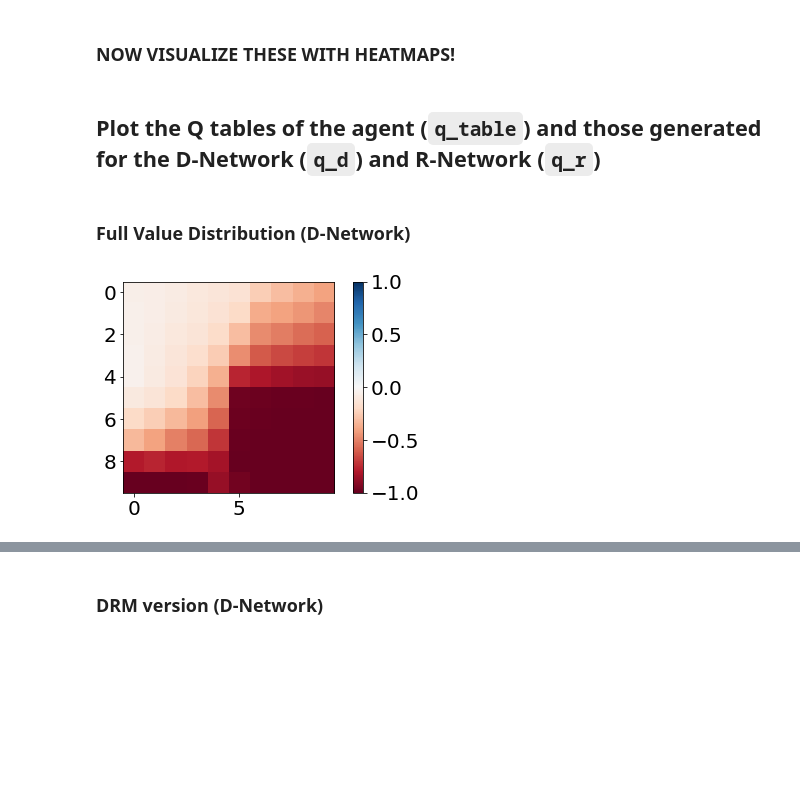
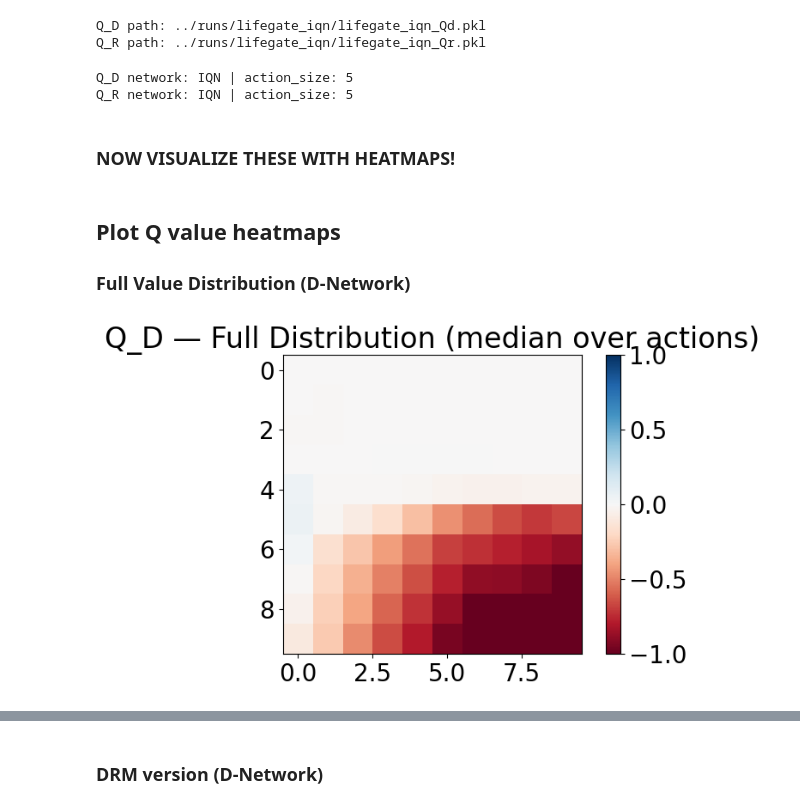
Before and after one commit to jaym-01/ContinuousDeD, a Jupyter notebook: toy_domain/Visualizing Q_D and Q_R.ipynb, the cells around one changed output, grey strips where cells are left out. Cells and saved outputs as stored; diff of their text form; code cells hidden in the pictures; blank space fills up the shorter version.

Commit message:
lifegate works

```diff
--- a/toy_domain/Visualizing Q_D and Q_R.ipynb
+++ b/toy_domain/Visualizing Q_D and Q_R.ipynb
@@ -79,3 +25,49 @@ iqn_r.eta = 0.001
+# %%
+# ── Run to load ────────────────────────────────────────────────────────────
+# Set this to the -info name used when training with run.py -ded
+RUN_NAME = 'lifegate_iqn'
+
+RUN_DIR = 'runs'
+Qd_path = os.path.join("..", RUN_DIR, RUN_NAME, RUN_NAME + '_Qd.pkl')
+Qr_path = os.path.join("..", RUN_DIR, RUN_NAME, RUN_NAME + '_Qr.pkl')
+
+device = 'cpu'
+
+print('Q_D path:', Qd_path)
+print('Q_R path:', Qr_path)
+# %% [output]
+Q_D path: ../runs/lifegate_iqn/lifegate_iqn_Qd.pkl
+Q_R path: ../runs/lifegate_iqn/lifegate_iqn_Qr.pkl
+# %%
+import sys
+sys.path.insert(0, '.')
+
+class CpuUnpickler(pickle.Unpickler):
+    """Redirect CUDA tensors to CPU and resolve renamed classes when unpickling."""
+    def find_class(self, module, name):
+        if module == 'torch.storage' and name == '_load_from_bytes':
+            return lambda b: torch.load(io.BytesIO(b), map_location='cpu', weights_only=False)
+        return super().find_class(module, name)
+
+def load_agent(path):
+    with open(path, 'rb') as f:
+        agent = CpuUnpickler(f).load()
+    agent.qnetwork_local.to(device)
+    agent.qnetwork_local.eval()
+    return agent
+
+qd_agent = load_agent(Qd_path)
+qr_agent = load_agent(Qr_path)
+
+# Expose the networks directly so the rest of the notebook can call .forward()
+iqn_d = qd_agent.qnetwork_local
+iqn_r = qr_agent.qnetwork_local
+
+print('Q_D network:', type(iqn_d).__name__, '| action_size:', iqn_d.action_size)
+print('Q_R network:', type(iqn_r).__name__, '| action_size:', iqn_r.action_size)
+# %% [output]
+Q_D network: IQN | action_size: 5
+Q_R network: IQN | action_size: 5
 # %%
 VaR_thresh = 0.1
 num_samples = 1000
@@ -250,20 +184,19 @@ def build_lg_image(img):
 
 cmap = plt.cm.RdBu
 norm = plt.Normalize(-1., 1.)
-# %% [markdown]
-## Plot the Q tables of the agent (`q_table`) and those generated for the D-Network (`q_d`) and R-Network (`q_r`)
 # %% [markdown]
+## Plot Q value heatmaps
+
 ### Full Value Distribution (D-Network)
 # %%
 plt.figure()
-# plt.imshow(np.max(q_table,axis=-1),vmin=-1., vmax=1., cmap='RdBu')
 plt.imshow(full_D_med, vmin=-1., vmax=1., cmap='RdBu')
 plt.colorbar()
+plt.title('Q_D — Full Distribution (median over actions)')
 plt.tight_layout()
 plt.show()
-# plt.savefig("lifegate_q_table.pdf", dpi=300)
 plt.close()
 # %% [output]
-[figure, old version]
+[figure, new version]
 # %%
 plt.figure()
```
Also changed, not shown: parts of 107 cells of this notebook, 1 other file.
